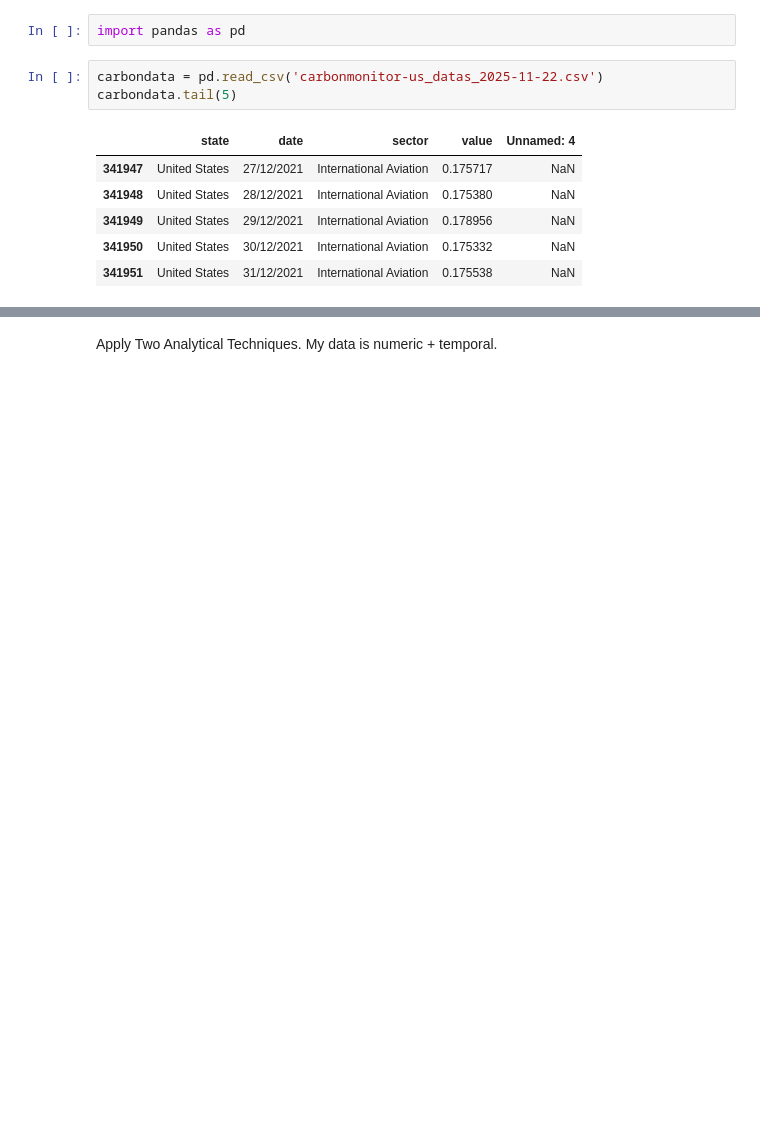
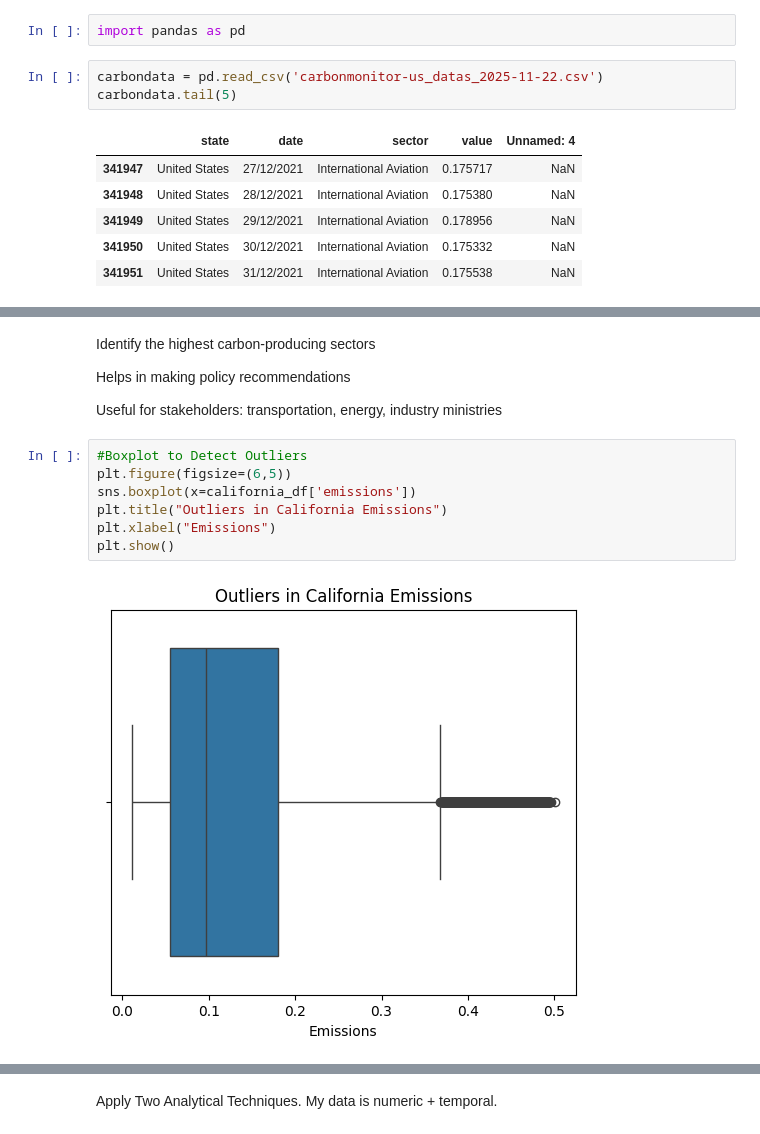
Before and after one commit to Williardm/CARBONEMISSION, a Jupyter notebook: Assignment.ipynb, the cells around one changed output, grey strips where cells are left out. Cells and saved outputs as stored; diff of their text form; blank space fills up the shorter version.

```diff
--- a/Assignment.ipynb
+++ b/Assignment.ipynb
@@ -132,0 +311,15 @@ plt.show()
+# %% [markdown]
+Identify the highest carbon-producing sectors
+
+Helps in making policy recommendations
+
+Useful for stakeholders: transportation, energy, industry ministries
+# %%
+#Boxplot to Detect Outliers
+plt.figure(figsize=(6,5))
+sns.boxplot(x=california_df['emissions'])
+plt.title("Outliers in California Emissions")
+plt.xlabel("Emissions")
+plt.show()
+# %% [output]
+[figure, added]
```
Also changed, not shown: parts of 60 cells of this notebook, 16 other files.
